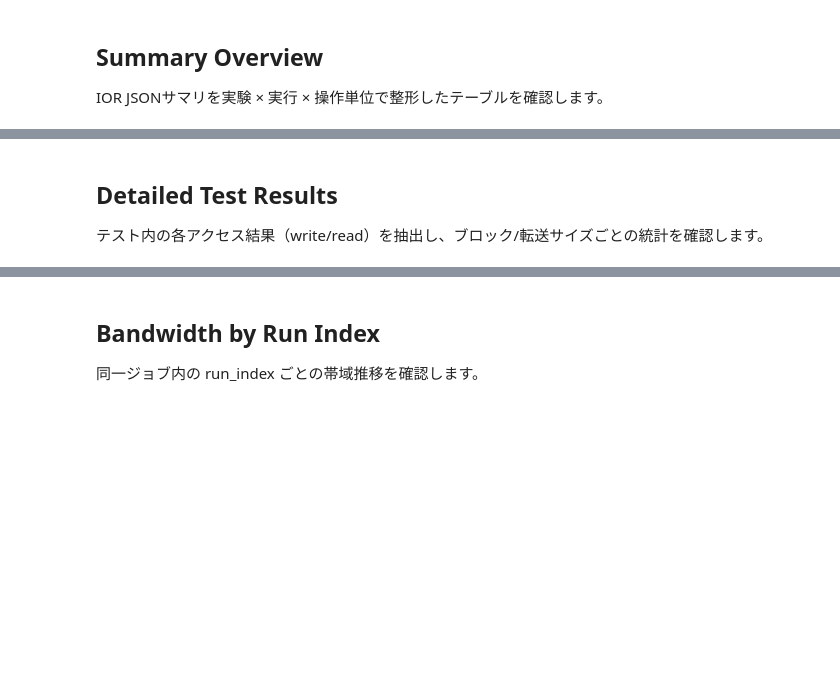
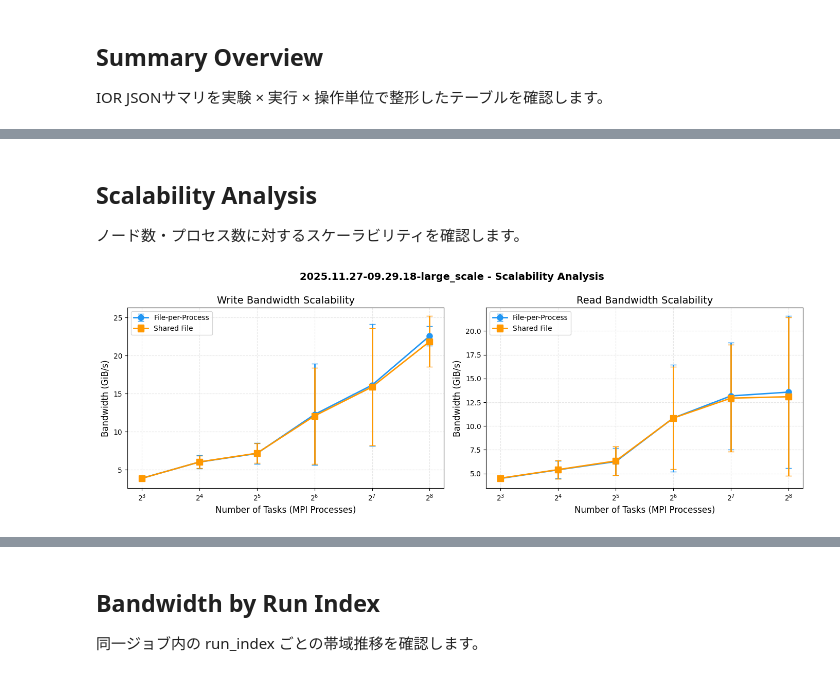
Before and after one commit to maetin0324/benchfs, a Jupyter notebook: plot/benchfsd_plot.ipynb, the cells around one changed output, grey strips where cells are left out. Drawn from its saved outputs; the diff is of its cells as text; code cells hidden in the pictures; blank space fills up the shorter version.

```diff
--- a/plot/benchfsd_plot.ipynb
+++ b/plot/benchfsd_plot.ipynb
@@ -231,0 +365,14 @@ else:
+# %%
+# 実験を選択（最新の実験をデフォルトで選択）
+if not ior_detail_df.is_empty():
+    available_experiments = ior_detail_df["experiment"].unique().sort(descending=True).to_list()
+    print("Available experiments:")
+    for i, exp in enumerate(available_experiments):
+        print(f"  [{i}] {exp}")
+
+    # 最新の実験を選択
+    SELECTED_EXPERIMENT = available_experiments[0] if available_experiments else None
+    print(f"\nSelected: {SELECTED_EXPERIMENT}")
+else:
+    SELECTED_EXPERIMENT = None
+    print("No experiments available")
@@ -324,4 +457,0 @@ else:
-# %% [markdown]
-## Detailed Test Results
-
-テスト内の各アクセス結果（write/read）を抽出し、ブロック/転送サイズごとの統計を確認します。
@@ -353,0 +458,62 @@ else:
+# %% [markdown]
+## Scalability Analysis
+
+ノード数・プロセス数に対するスケーラビリティを確認します。
+# %%
+if ior_detail_df.is_empty() or SELECTED_EXPERIMENT is None:
+    print("No data to plot.")
+else:
+    exp_df = ior_detail_df.filter(pl.col("experiment") == SELECTED_EXPERIMENT)
+
+    # Group by num_tasks and operation
+    scalability = (
+        exp_df
+        .group_by(["num_tasks", "operation", "access_mode"])
+        .agg([
+            pl.col("bw_gib").mean().alias("bw_gib_mean"),
+            pl.col("bw_gib").std().alias("bw_gib_std"),
+            pl.col("nodes").first().alias("nodes"),
+        ])
+        .sort("num_tasks")
+    )
+
+    if scalability.is_empty():
+        print("No scalability data available.")
+    else:
+        pdf = scalability.to_pandas()
+
+        fig, axes = plt.subplots(1, 2, figsize=(14, 5))
+
+        for ax, operation in zip(axes, ['write', 'read']):
+            op_df = pdf[pdf['operation'] == operation]
+
+            for access_mode, marker, color in [('File-per-Process', 'o', '#2196F3'), ('Shared File', 's', '#FF9800')]:
+                mode_df = op_df[op_df['access_mode'] == access_mode]
+                if mode_df.empty:
+                    continue
+                ax.errorbar(
+                    mode_df['num_tasks'],
+                    mode_df['bw_gib_mean'],
+                    yerr=mode_df['bw_gib_std'].fillna(0),
+                    marker=marker,
+                    markersize=8,
+                    linewidth=2,
+                    capsize=4,
+                    label=access_mode,
+                    color=color,
+                )
+
+            ax.set_xlabel('Number of Tasks (MPI Processes)')
+            ax.set_ylabel('Bandwidth (GiB/s)')
+            ax.set_title(f'{operation.capitalize()} Bandwidth Scalability')
+            ax.legend()
+            ax.grid(alpha=0.3, linestyle='--')
+            ax.set_xscale('log', base=2)
+
+        fig.suptitle(f'{SELECTED_EXPERIMENT} - Scalability Analysis', fontsize=14, fontweight='bold')
+        plt.tight_layout()
+        save(fig, f"scalability_{slugify(SELECTED_EXPERIMENT)}")
+        plt.show()
+        plt.close(fig)
+# %% [output]
+[figure, added]
```
Also changed, not shown: parts of 19 cells of this notebook, 33 other files.
